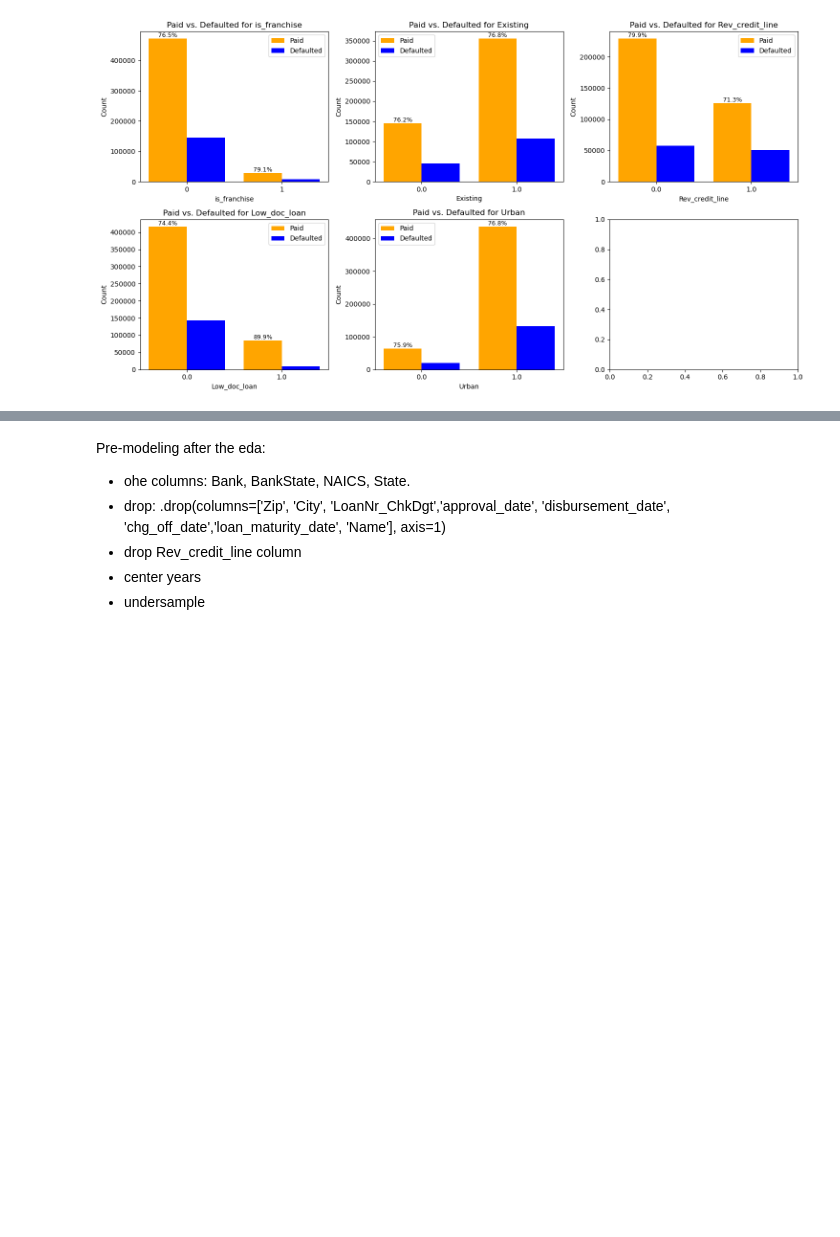
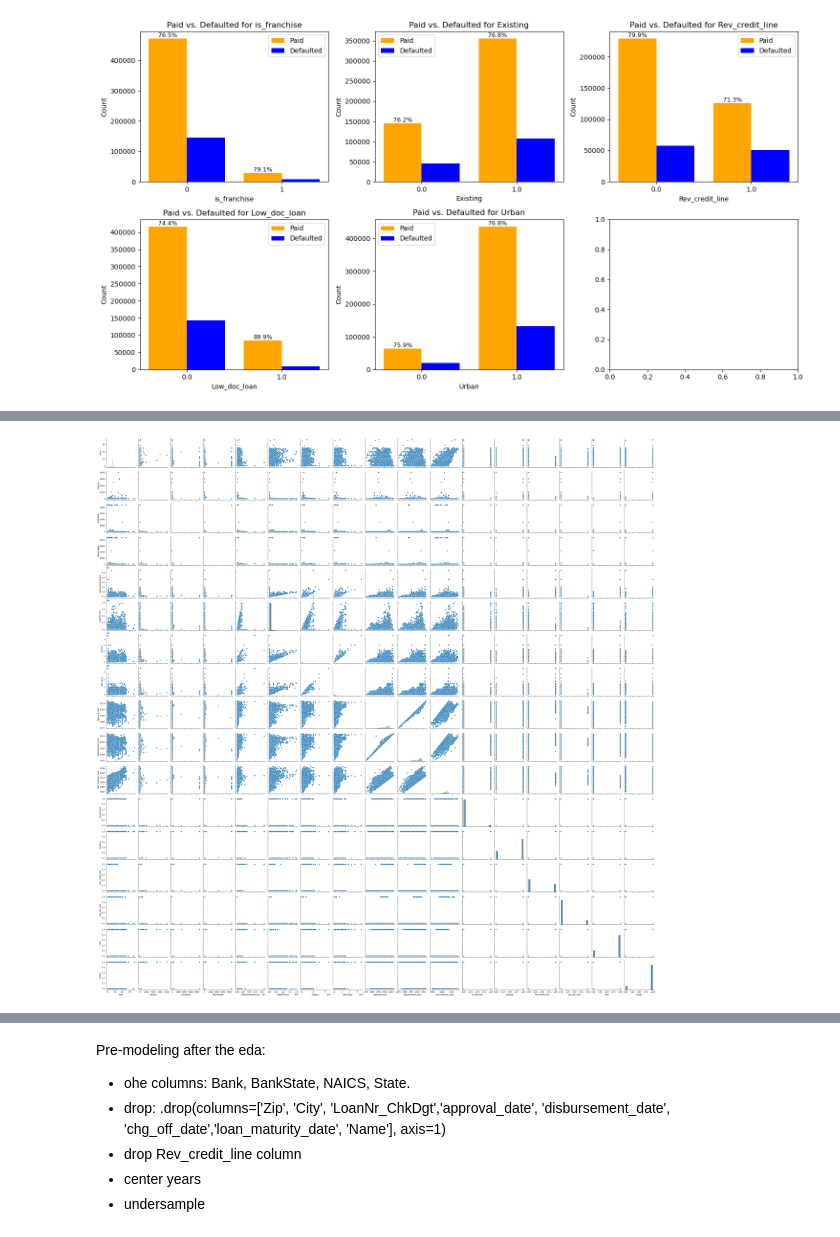
Before and after one commit to joshuaedelstein15/Loan_default, a Jupyter notebook: notebook.ipynb, the cells around one changed output, grey strips where cells are left out. Drawn from its saved outputs; the diff is of its cells as text; code cells hidden in the pictures; blank space fills up the shorter version.

```diff
--- a/notebook.ipynb
+++ b/notebook.ipynb
@@ -911,0 +930,9 @@ For most of the graphs here the paid percentage is the same for each category. H
+# %%
+# Selecting only the numeric columns
+numeric_cols = eda_df.select_dtypes(include=['float64', 'int64', 'Int64'])
+
+#convert data types to float
+numeric_cols = numeric_cols.astype('float64')
+
+#create correlation matrix
+numeric_cols.corr()
@@ -911,0 +962,9 @@ For most of the graphs here the paid percentage is the same for each category. H
+# %%
+# Sample 50000 rows for visualization
+subset_data = numeric_cols.sample(n=50000)
+
+# Create the pair plot with the subset of data
+sns.pairplot(subset_data)
+plt.show()
+# %% [output]
+[figure, added]
```
Also changed, not shown: parts of 35 cells of this notebook.
